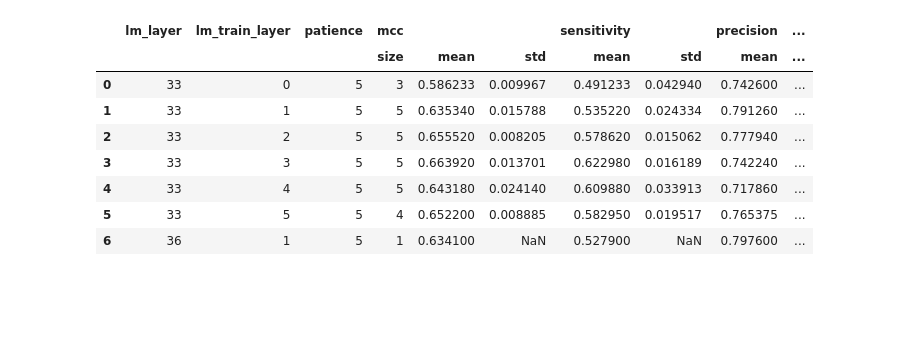
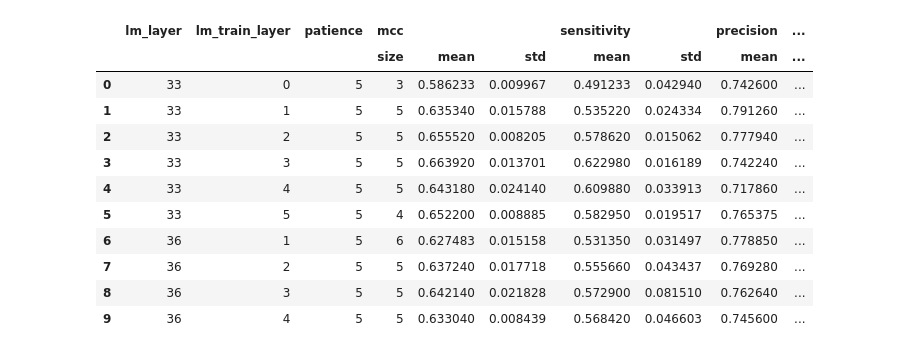
Before and after one commit to dlwocks31/atpbind, a Jupyter notebook: lmgearnet_pipeline.ipynb, the cells around one changed output. Cells and saved outputs as stored; diff of their text form; code cells hidden in the pictures; blank space fills up the shorter version.

```diff
--- a/lmgearnet_pipeline.ipynb
+++ b/lmgearnet_pipeline.ipynb
@@ -24,22 +24,26 @@ df
 # %%
 df_stat = df.groupby(['lm_layer', 'lm_train_layer', 'patience']).agg({
     'mcc': ['size', 'mean', 'std'],
        'sensitivity': ['mean', 'std'],
     #    'specificity': ['mean', 'std'],
     #    'accuracy': ['mean', 'std'],
        'precision': ['mean', 'std'],
        'valid_mcc': ['mean', 'std'],
+       'train_bce': ['mean', 'std'],
        'epoch_count': ['mean', 'std']
     }
     ).reset_index()
 df_stat
 # %% [output]
 |  | lm_layer | lm_train_layer | patience | mcc |  |  | sensitivity |  | precision | ... |
 |  |  |  |  | size | mean | std | mean | std | mean | ... |
 | 0 | 33 | 0 | 5 | 3 | 0.586233 | 0.009967 | 0.491233 | 0.042940 | 0.742600 | ... |
 | 1 | 33 | 1 | 5 | 5 | 0.635340 | 0.015788 | 0.535220 | 0.024334 | 0.791260 | ... |
 | 2 | 33 | 2 | 5 | 5 | 0.655520 | 0.008205 | 0.578620 | 0.015062 | 0.777940 | ... |
 | 3 | 33 | 3 | 5 | 5 | 0.663920 | 0.013701 | 0.622980 | 0.016189 | 0.742240 | ... |
 | 4 | 33 | 4 | 5 | 5 | 0.643180 | 0.024140 | 0.609880 | 0.033913 | 0.717860 | ... |
 | 5 | 33 | 5 | 5 | 4 | 0.652200 | 0.008885 | 0.582950 | 0.019517 | 0.765375 | ... |
-| 6 | 36 | 1 | 5 | 1 | 0.634100 | NaN | 0.527900 | NaN | 0.797600 | ... |
+| 6 | 36 | 1 | 5 | 6 | 0.627483 | 0.015158 | 0.531350 | 0.031497 | 0.778850 | ... |
+| 7 | 36 | 2 | 5 | 5 | 0.637240 | 0.017718 | 0.555660 | 0.043437 | 0.769280 | ... |
+| 8 | 36 | 3 | 5 | 5 | 0.642140 | 0.021828 | 0.572900 | 0.081510 | 0.762640 | ... |
+| 9 | 36 | 4 | 5 | 5 | 0.633040 | 0.008439 | 0.568420 | 0.046603 | 0.745600 | ... |
```
Also changed, not shown: parts of 1 cell of this notebook, 8 other files.
